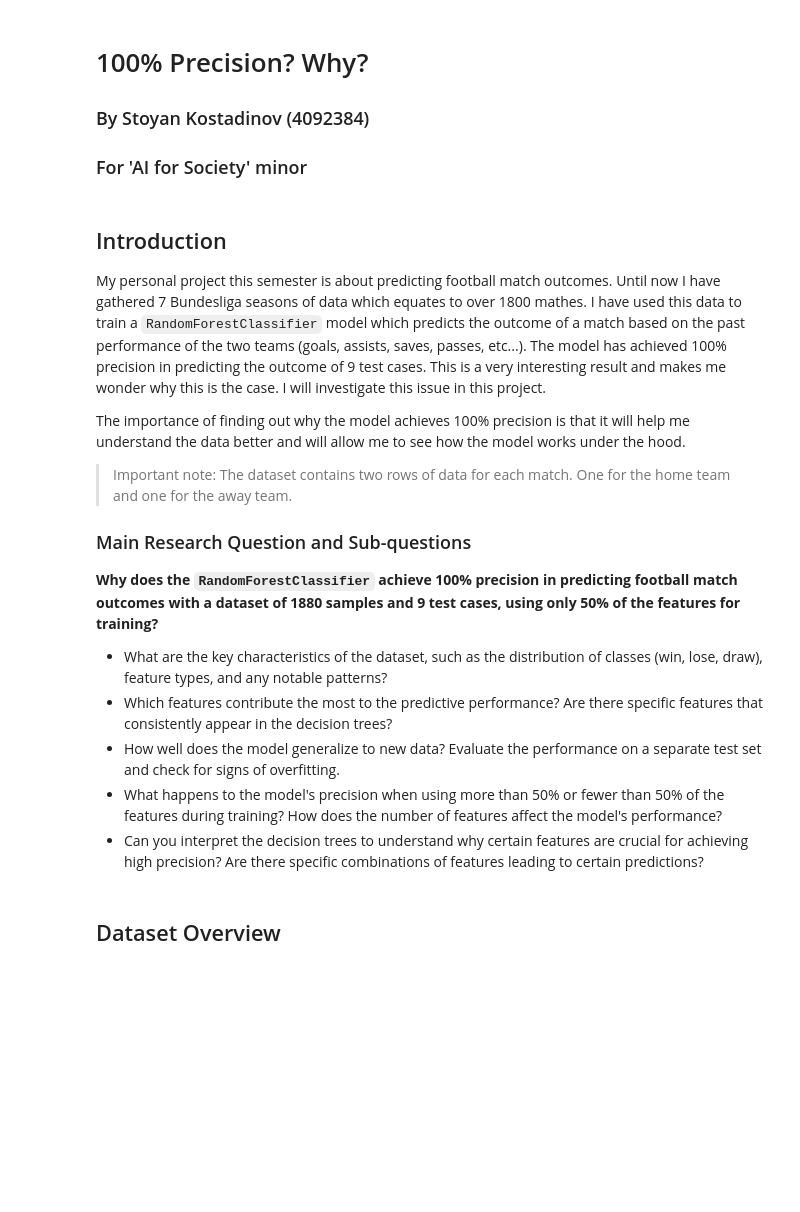
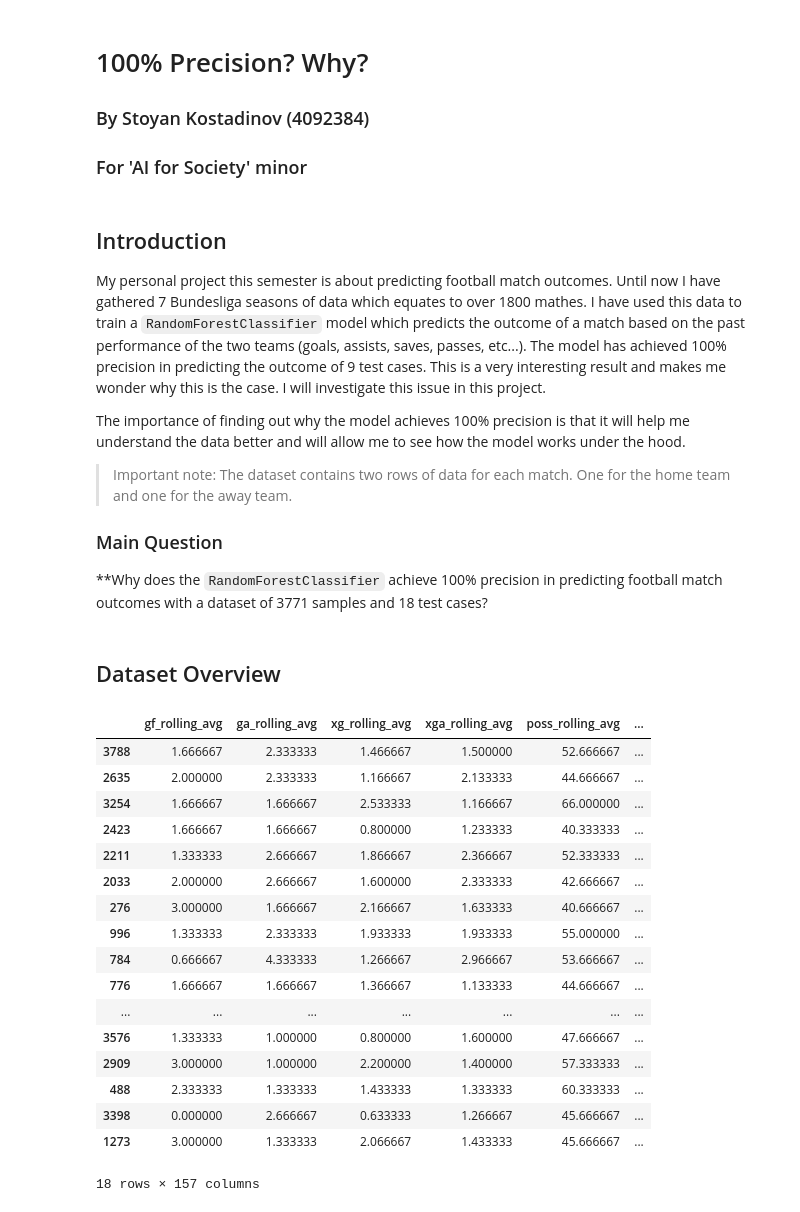
Before and after one commit to stoyanK7/football-prediction, a Jupyter notebook: notebooks/010-one_hundred_percent_accuracy.ipynb, the cells around one changed output. Cells and saved outputs as stored; diff of their text form; code cells hidden in the pictures; blank space fills up the shorter version.

Commit message:
finish answering one-hunderd-percent question

```diff
--- a/notebooks/010-one_hundred_percent_accuracy.ipynb
+++ b/notebooks/010-one_hundred_percent_accuracy.ipynb
@@ -11,14 +111,30 @@ The importance of finding out why the model achieves 100% precision is that it w
 
 > Important note: The dataset contains two rows of data for each match. One for the home team and one for the away team.
 
-### Main Research Question and Sub-questions
+### Main Question
 
-**Why does the `RandomForestClassifier` achieve 100% precision in predicting football match outcomes with a dataset of 1880 samples and 9 test cases, using only 50% of the features for training?**
-
-- What are the key characteristics of the dataset, such as the distribution of classes (win, lose, draw), feature types, and any notable patterns?
-- Which features contribute the most to the predictive performance? Are there specific features that consistently appear in the decision trees?
-- How well does the model generalize to new data? Evaluate the performance on a separate test set and check for signs of overfitting.
-- What happens to the model's precision when using more than 50% or fewer than 50% of the features during training? How does the number of features affect the model's performance?
-- Can you interpret the decision trees to understand why certain features are crucial for achieving high precision? Are there specific combinations of features leading to certain predictions?
+**Why does the `RandomForestClassifier` achieve 100% precision in predicting football match outcomes with a dataset of 3771 samples and 18 test cases?
 # %% [markdown]
 ## Dataset Overview
+# %%
+# Show matches ordered by date.
+test_df.sort_values(by='date').head(20)
+# %% [output]
+|  | gf_rolling_avg | ga_rolling_avg | xg_rolling_avg | xga_rolling_avg | poss_rolling_avg | ... |
+| 3788 | 1.666667 | 2.333333 | 1.466667 | 1.500000 | 52.666667 | ... |
+| 2635 | 2.000000 | 2.333333 | 1.166667 | 2.133333 | 44.666667 | ... |
+| 3254 | 1.666667 | 1.666667 | 2.533333 | 1.166667 | 66.000000 | ... |
+| 2423 | 1.666667 | 1.666667 | 0.800000 | 1.233333 | 40.333333 | ... |
+| 2211 | 1.333333 | 2.666667 | 1.866667 | 2.366667 | 52.333333 | ... |
+| 2033 | 2.000000 | 2.666667 | 1.600000 | 2.333333 | 42.666667 | ... |
+| 276 | 3.000000 | 1.666667 | 2.166667 | 1.633333 | 40.666667 | ... |
+| 996 | 1.333333 | 2.333333 | 1.933333 | 1.933333 | 55.000000 | ... |
+| 784 | 0.666667 | 4.333333 | 1.266667 | 2.966667 | 53.666667 | ... |
+| 776 | 1.666667 | 1.666667 | 1.366667 | 1.133333 | 44.666667 | ... |
+| ... | ... | ... | ... | ... | ... | ... |
+| 3576 | 1.333333 | 1.000000 | 0.800000 | 1.600000 | 47.666667 | ... |
+| 2909 | 3.000000 | 1.000000 | 2.200000 | 1.400000 | 57.333333 | ... |
+| 488 | 2.333333 | 1.333333 | 1.433333 | 1.333333 | 60.333333 | ... |
+| 3398 | 0.000000 | 2.666667 | 0.633333 | 1.266667 | 45.666667 | ... |
+| 1273 | 3.000000 | 1.333333 | 2.066667 | 1.433333 | 45.666667 | ... |
+18 rows × 157 columns
```
Also changed, not shown: parts of 12 cells of this notebook, 3 other files.
